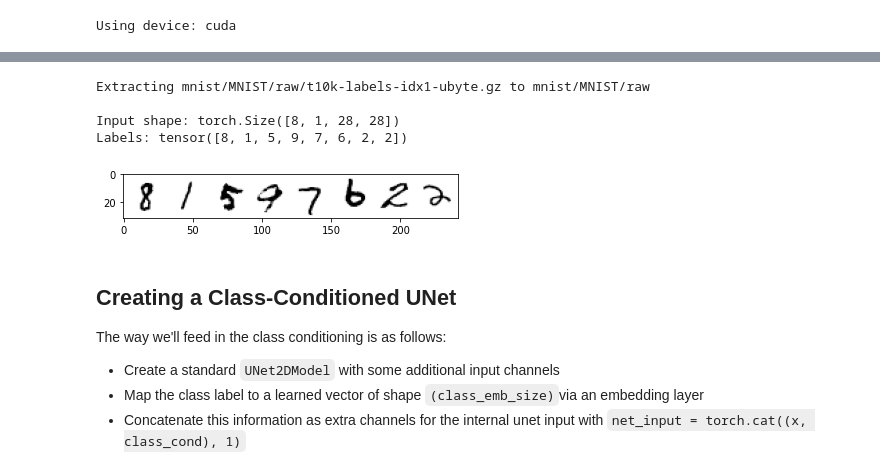
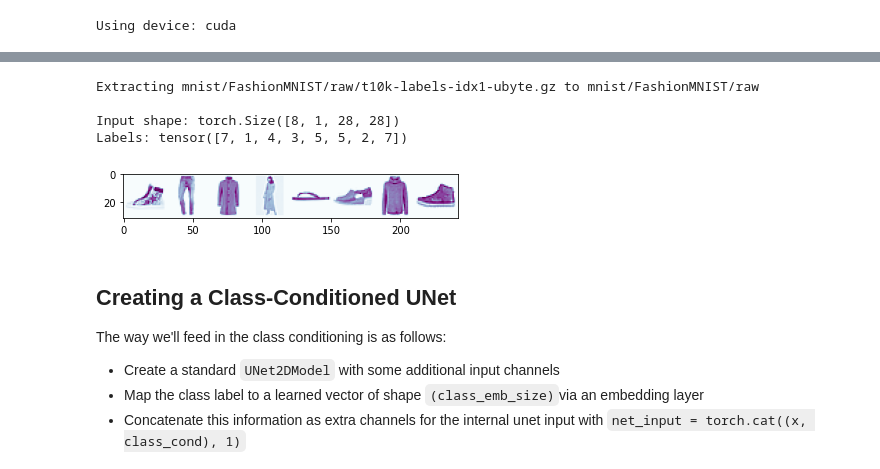
Before and after one commit to reachrkr/diffusion-models-class, a Jupyter notebook: unit2/02_class_conditioned_diffusion_model_example_rkr.ipynb, the cells around one changed output, grey strips where cells are left out. Saved outputs shown, nothing was run; the diff lists cells and outputs as text; code cells hidden in the pictures.

```diff
--- a/unit2/02_class_conditioned_diffusion_model_example_rkr.ipynb
+++ b/unit2/02_class_conditioned_diffusion_model_example_rkr.ipynb
@@ -26,7 +26,7 @@ print(f'Using device: {device}')
 Using device: cuda
 # %%
 # Load the dataset
-dataset = torchvision.datasets.MNIST(root="mnist/", train=True, download=True, transform=torchvision.transforms.ToTensor())
+dataset = torchvision.datasets.FashionMNIST(root="mnist/", train=True, download=True, transform=torchvision.transforms.ToTensor())
 
 # Feed it into a dataloader (batch size 8 here just for demo)
 train_dataloader = DataLoader(dataset, batch_size=8, shuffle=True)
@@ -35,5 +35,5 @@ train_dataloader = DataLoader(dataset, batch_size=8, shuffle=True)
 x, y = next(iter(train_dataloader))
 print('Input shape:', x.shape)
 print('Labels:', y)
-plt.imshow(torchvision.utils.make_grid(x)[0], cmap='Greys');
+plt.imshow(torchvision.utils.make_grid(x)[0], cmap='BuPu');
 # %% [output]
@@ -54,8 +54,8 @@ Downloading http://yann.lecun.com/exdb/mnist/t10k-labels-idx1-ubyte.gz to mnist/
-Extracting mnist/MNIST/raw/t10k-labels-idx1-ubyte.gz to mnist/MNIST/raw
+Extracting mnist/FashionMNIST/raw/t10k-labels-idx1-ubyte.gz to mnist/FashionMNIST/raw
 
 Input shape: torch.Size([8, 1, 28, 28])
-Labels: tensor([8, 1, 5, 9, 7, 6, 2, 2])
+Labels: tensor([7, 1, 4, 3, 5, 5, 2, 7])
-[figure, old version]
+[figure, new version]
 # %% [markdown]
 ## Creating a Class-Conditioned UNet
 
```
Also changed, not shown: parts of 3 cells of this notebook.
